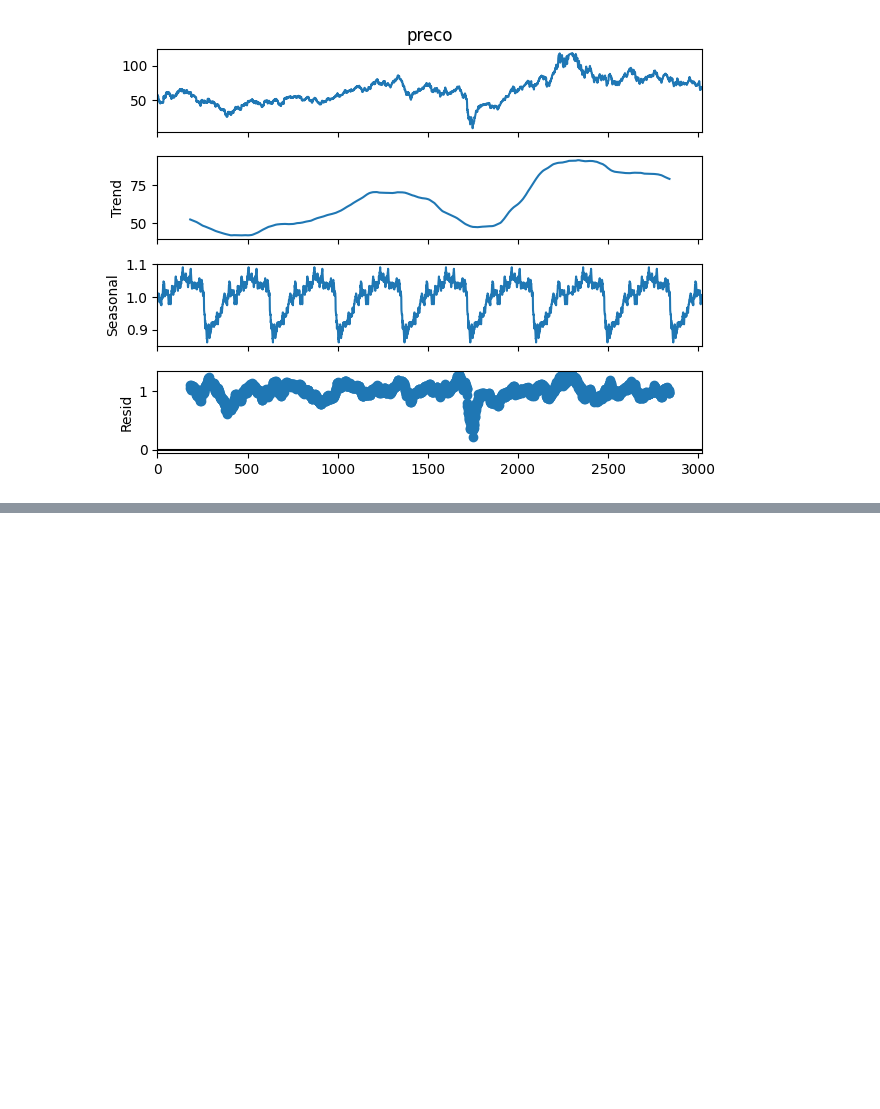
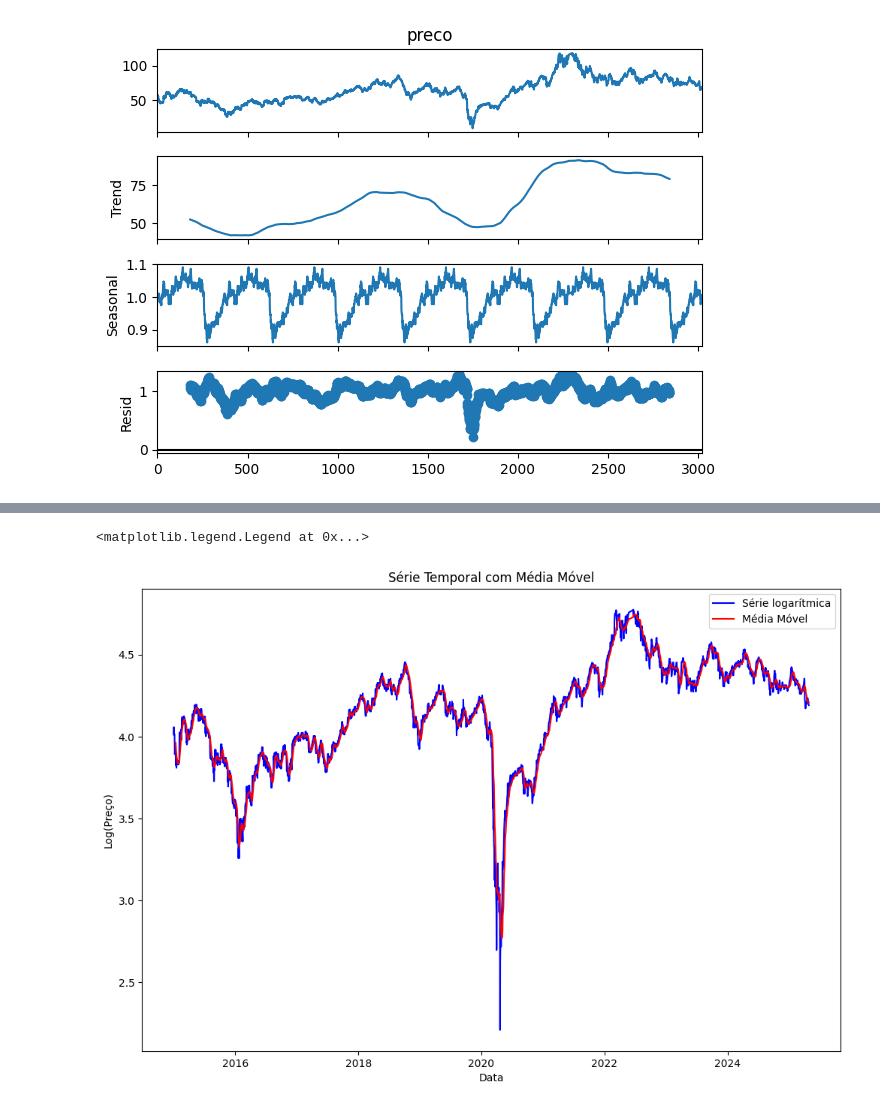
Before and after one commit to Sousa-Matheus/Pos_Tech_DTAT_FIAP, a Jupyter notebook: Techchallenge Fase 4/techchallenge4.ipynb, the cells around one changed output, grey strips where cells are left out. Cells and saved outputs as stored; diff of their text form; code cells hidden in the pictures; blank space fills up the shorter version.

```diff
--- a/Techchallenge Fase 4/techchallenge4.ipynb
+++ b/Techchallenge Fase 4/techchallenge4.ipynb
@@ -195,3 +201,21 @@ Valores críticos:
   1%: -3.433
   5%: -2.863
   10%: -2.567
+# %%
+df_serie = df.loc[:, ['data', 'preco']]
+# %%
+df_serie = df_serie.set_index("data")
+# %%
+df_serie_log = np.log(df_serie)
+ma_log = df_serie_log.rolling(window=12).mean()
+df_series_log = df_serie_log.dropna()
+fig, ax = plt.subplots(figsize=(12, 8))
+ax.plot(df_serie_log, label='Série logarítmica', color='blue')
+ax.plot(ma_log, label='Média Móvel', color='red')
+ax.set_title('Série Temporal com Média Móvel')
+ax.set_xlabel('Data')
+ax.set_ylabel('Log(Preço)')
+ax.legend()
+# %% [output]
+<matplotlib.legend.Legend at 0x...>
+[figure, added]
```
Also changed, not shown: parts of 11 cells of this notebook, 7 other files.
